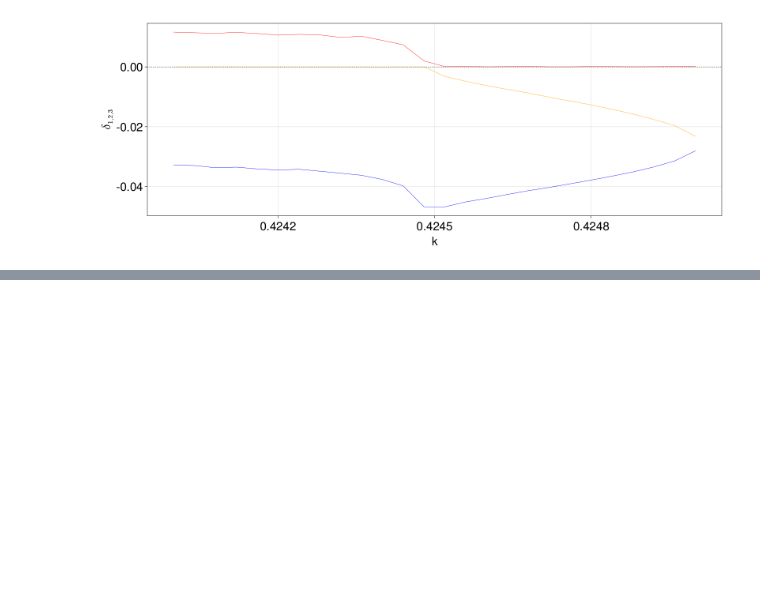
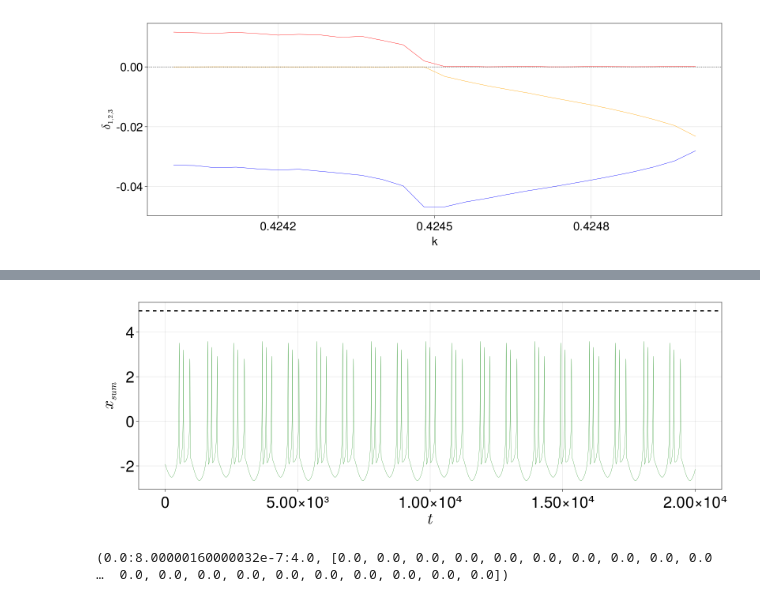
Before and after one commit to SergeyNovak777/dynamical-systems, a Jupyter notebook: Hindmarrh Rose/probablity density function/PDF chaos.ipynb, the cells around one changed output, grey strips where cells are left out. Cells and saved outputs as stored; diff of their text form; code cells hidden in the pictures; blank space fills up the shorter version.

```diff
--- a/Hindmarrh Rose/probablity density function/PDF chaos.ipynb
+++ b/Hindmarrh Rose/probablity density function/PDF chaos.ipynb
@@ -323,0 +387,14 @@ f
+# %%
+f = Figure(resolution = (1600, 600), fontsize = 40)
+ax = Axis(f[1, 1], xlabel = L"t", ylabel = L"x_{sum}")
+
+lines!(ax, xsum[1:20000], linewidth = 0.5, color = "green")
+hlines!(Hs1, color = "black", linewidth = 3.0, linestyle = :dash)
+
+f
+# %% [output]
+[figure, added]
+# %%
+sel_1, pdf_1 = CALCPDF(spikes)
+# %% [output]
+(0.0:8.00000160000032e-7:4.0, [0.0, 0.0, 0.0, 0.0, 0.0, 0.0, 0.0, 0.0, 0.0, 0.0  …  0.0, 0.0, 0.0, 0.0, 0.0, 0.0, 0.0, 0.0, 0.0, 0.0])
```
Also changed, not shown: parts of 10 cells of this notebook.
